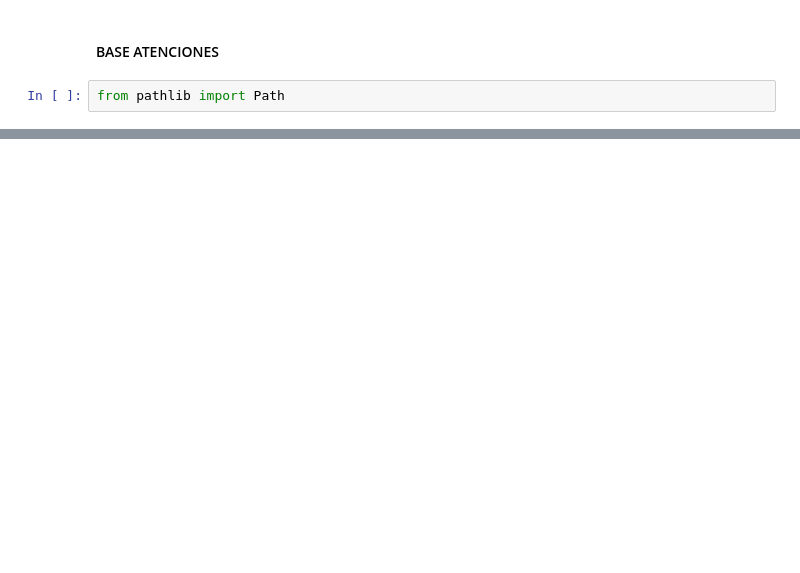
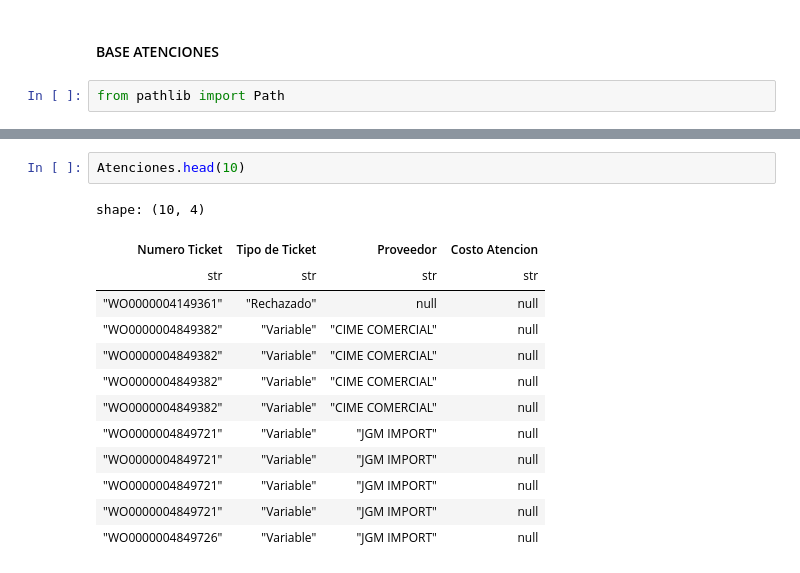
Before and after one commit to Tamara3105/Python-for-ETL-E1, a Jupyter notebook: Proceso_ETL.ipynb, the cells around one changed output, grey strips where cells are left out. Cells and saved outputs as stored; diff of their text form; blank space fills up the shorter version.

```diff
--- a/Proceso_ETL.ipynb
+++ b/Proceso_ETL.ipynb
@@ -240,0 +271,16 @@ from pathlib import Path
+# %%
+Atenciones.head(10)
+# %% [output]
+shape: (10, 4)
+| Numero Ticket | Tipo de Ticket | Proveedor | Costo Atencion |
+| str | str | str | str |
+| "WO0000004149361" | "Rechazado" | null | null |
+| "WO0000004849382" | "Variable" | "CIME COMERCIAL" | null |
+| "WO0000004849382" | "Variable" | "CIME COMERCIAL" | null |
+| "WO0000004849382" | "Variable" | "CIME COMERCIAL" | null |
+| "WO0000004849382" | "Variable" | "CIME COMERCIAL" | null |
+| "WO0000004849721" | "Variable" | "JGM IMPORT" | null |
+| "WO0000004849721" | "Variable" | "JGM IMPORT" | null |
+| "WO0000004849721" | "Variable" | "JGM IMPORT" | null |
+| "WO0000004849721" | "Variable" | "JGM IMPORT" | null |
+| "WO0000004849726" | "Variable" | "JGM IMPORT" | null |
```
Also changed, not shown: parts of 7 cells of this notebook.
